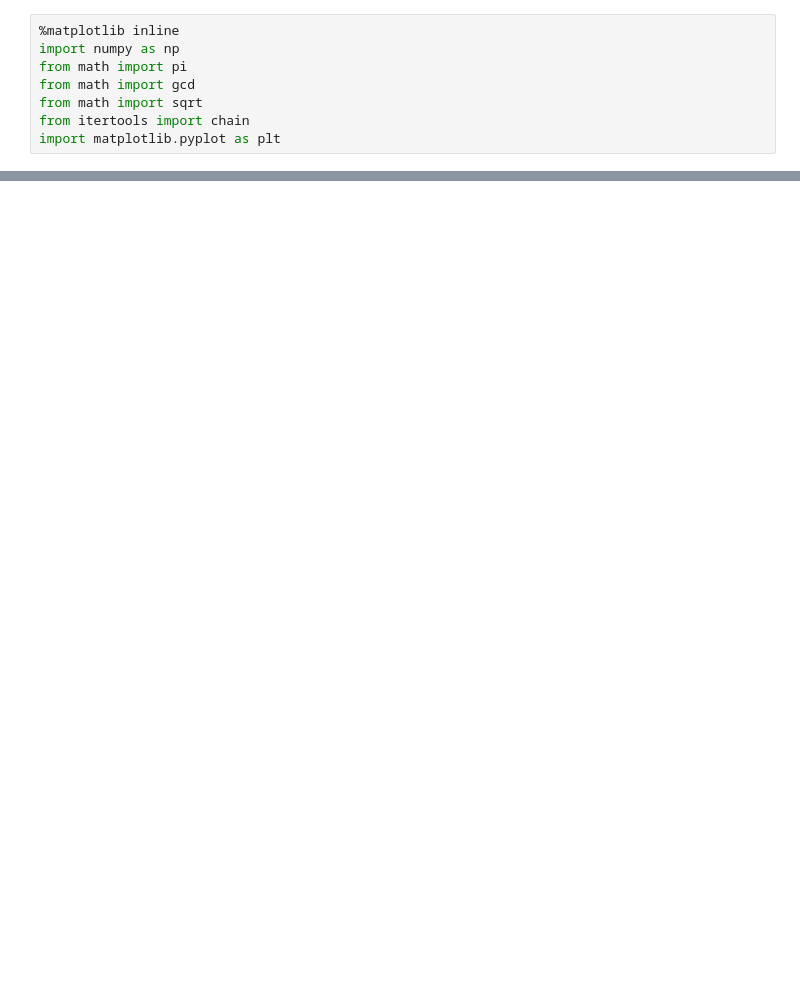
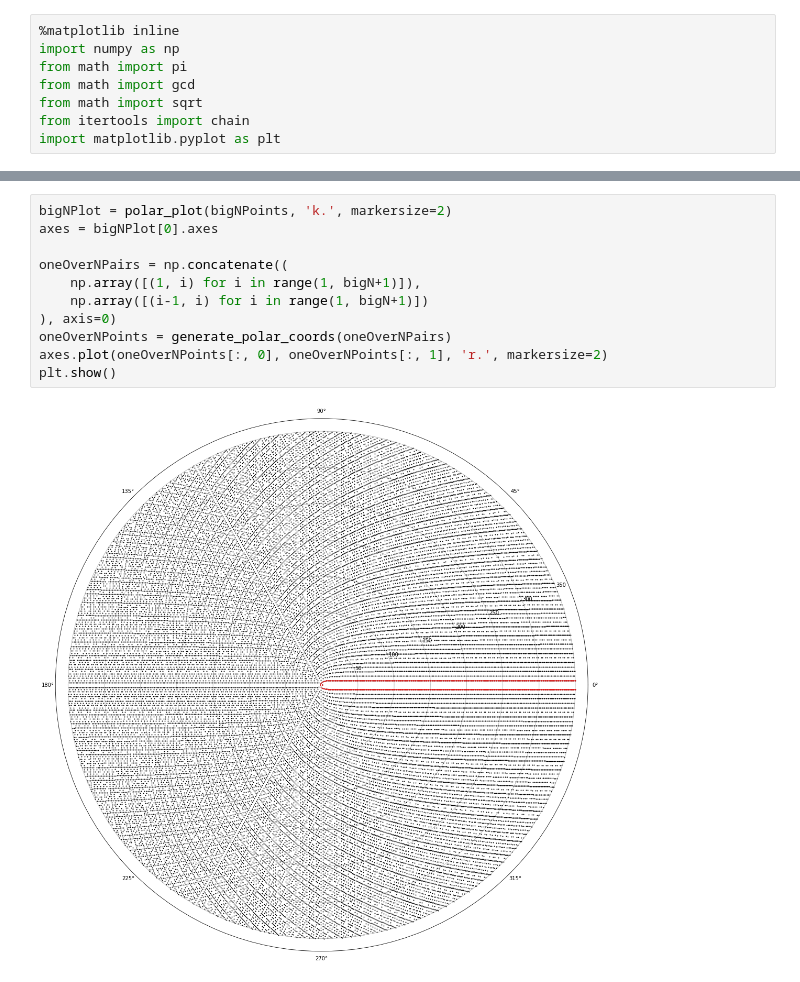
Before and after one commit to johnflavin/unique-fractions, a Jupyter notebook: Unique-Fractions.ipynb, the cells around one changed output, grey strips where cells are left out. Saved outputs shown, nothing was run; the diff lists cells and outputs as text; blank space fills up the shorter version.

```diff
--- a/Unique-Fractions.ipynb
+++ b/Unique-Fractions.ipynb
@@ -85,0 +151,13 @@ polar_plot(generate_polar_coords_up_to(500), 'k.', markersize=2)
+# %%
+bigNPlot = polar_plot(bigNPoints, 'k.', markersize=2)
+axes = bigNPlot[0].axes
+
+oneOverNPairs = np.concatenate((
+    np.array([(1, i) for i in range(1, bigN+1)]),
+    np.array([(i-1, i) for i in range(1, bigN+1)])
+), axis=0)
+oneOverNPoints = generate_polar_coords(oneOverNPairs)
+axes.plot(oneOverNPoints[:, 0], oneOverNPoints[:, 1], 'r.', markersize=2)
+plt.show()
+# %% [output]
+[figure, added]
```
Also changed, not shown: parts of 19 cells of this notebook.
